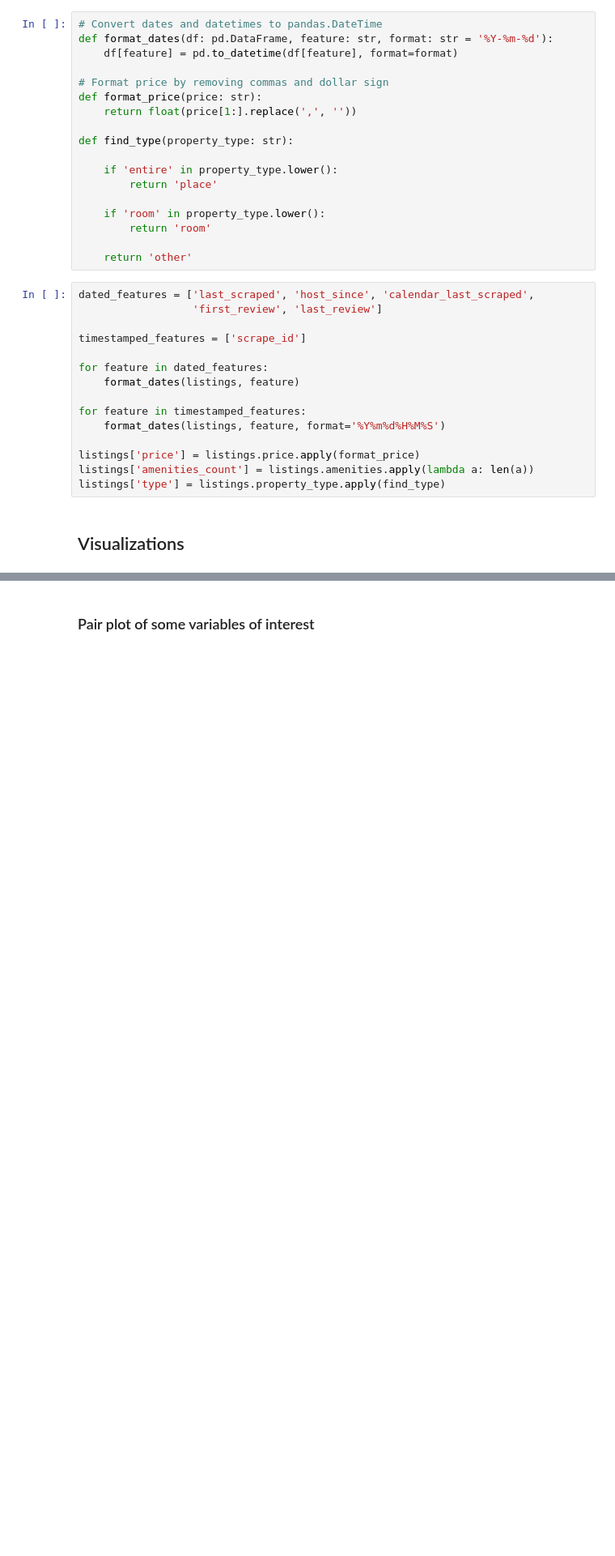
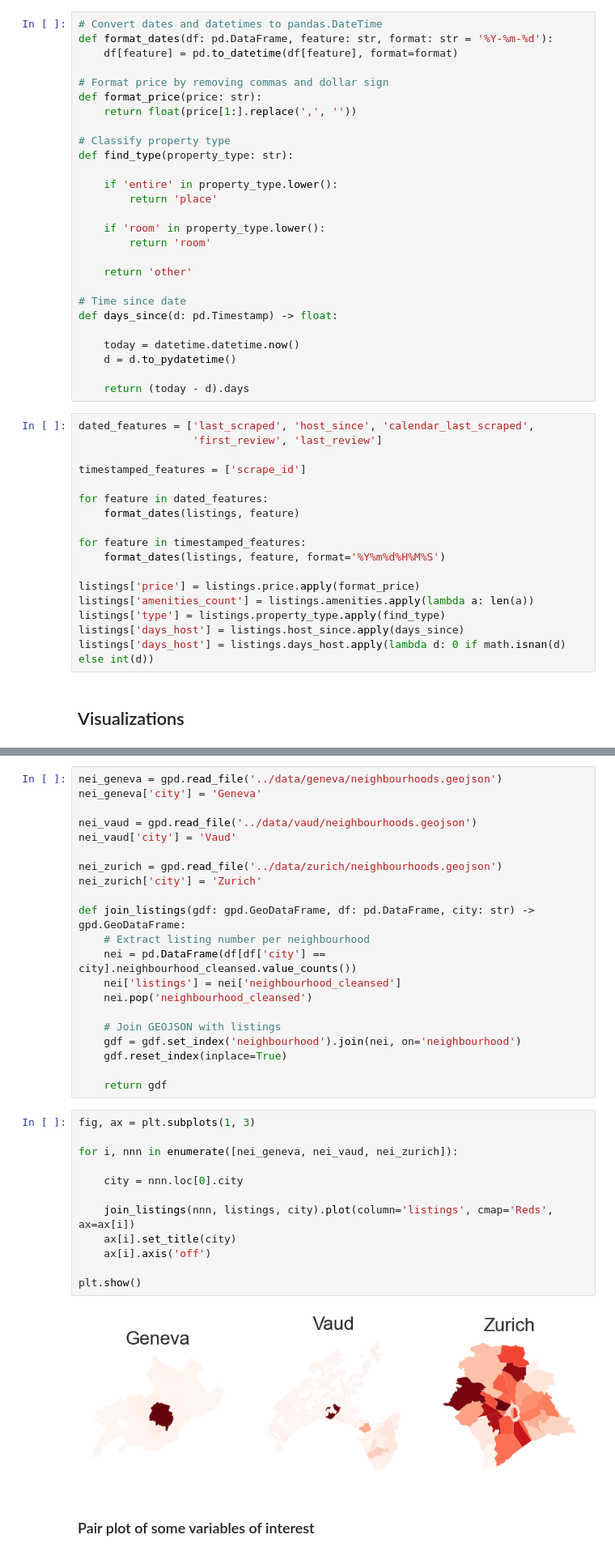
Before and after one commit to arnauddhaene/airbnb-visualized, a Jupyter notebook: notebooks/eda.ipynb, the cells around one changed output, grey strips where cells are left out. Shown at 81% size. Saved outputs shown, nothing was run; the diff lists cells and outputs as text; blank space fills up the shorter version.

Commit message:
NEW: EDA of swiss listings

```diff
--- a/notebooks/eda.ipynb
+++ b/notebooks/eda.ipynb
@@ -57,6 +71,7 @@ def format_dates(df: pd.DataFrame, feature: str, format: str = '%Y-%m-%d'):
 def format_price(price: str):
     return float(price[1:].replace(',', ''))
 
+# Classify property type
 def find_type(property_type: str):
 
     if 'entire' in property_type.lower():
@@ -66,6 +81,14 @@ def find_type(property_type: str):
         return 'room'
 
     return 'other'
+
+# Time since date
+def days_since(d: pd.Timestamp) -> float:
+
+    today = datetime.datetime.now()
+    d = d.to_pydatetime()
+
+    return (today - d).days
 # %%
 dated_features = ['last_scraped', 'host_since', 'calendar_last_scraped',
                   'first_review', 'last_review']
@@ -81,5 +104,7 @@ for feature in timestamped_features:
 listings['price'] = listings.price.apply(format_price)
 listings['amenities_count'] = listings.amenities.apply(lambda a: len(a))
 listings['type'] = listings.property_type.apply(find_type)
+listings['days_host'] = listings.host_since.apply(days_since)
+listings['days_host'] = listings.days_host.apply(lambda d: 0 if math.isnan(d) else int(d))
 # %% [markdown]
 ## Visualizations
@@ -86,2 +115,37 @@ listings['type'] = listings.property_type.apply(find_type)
+# %%
+nei_geneva = gpd.read_file('../data/geneva/neighbourhoods.geojson')
+nei_geneva['city'] = 'Geneva'
+
+nei_vaud = gpd.read_file('../data/vaud/neighbourhoods.geojson')
+nei_vaud['city'] = 'Vaud'
+
+nei_zurich = gpd.read_file('../data/zurich/neighbourhoods.geojson')
+nei_zurich['city'] = 'Zurich'
+
+def join_listings(gdf: gpd.GeoDataFrame, df: pd.DataFrame, city: str) -> gpd.GeoDataFrame:
+    # Extract listing number per neighbourhood
+    nei = pd.DataFrame(df[df['city'] == city].neighbourhood_cleansed.value_counts())
+    nei['listings'] = nei['neighbourhood_cleansed']
+    nei.pop('neighbourhood_cleansed')
+
+    # Join GEOJSON with listings
+    gdf = gdf.set_index('neighbourhood').join(nei, on='neighbourhood')
+    gdf.reset_index(inplace=True)
+
+    return gdf
+# %%
+fig, ax = plt.subplots(1, 3)
+
+for i, nnn in enumerate([nei_geneva, nei_vaud, nei_zurich]):
+
+    city = nnn.loc[0].city
+
+    join_listings(nnn, listings, city).plot(column='listings', cmap='Reds', ax=ax[i])
+    ax[i].set_title(city)
+    ax[i].axis('off')
+
+plt.show()
+# %% [output]
+[figure, added]
 # %% [markdown]
 ### Pair plot of some variables of interest
```
Also changed, not shown: parts of 32 cells of this notebook.
